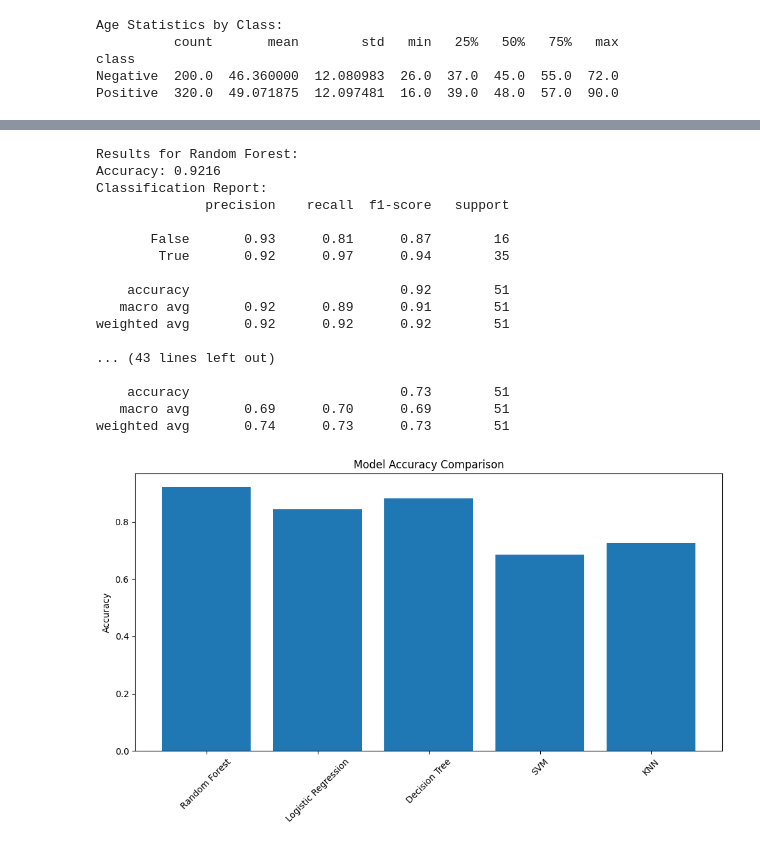
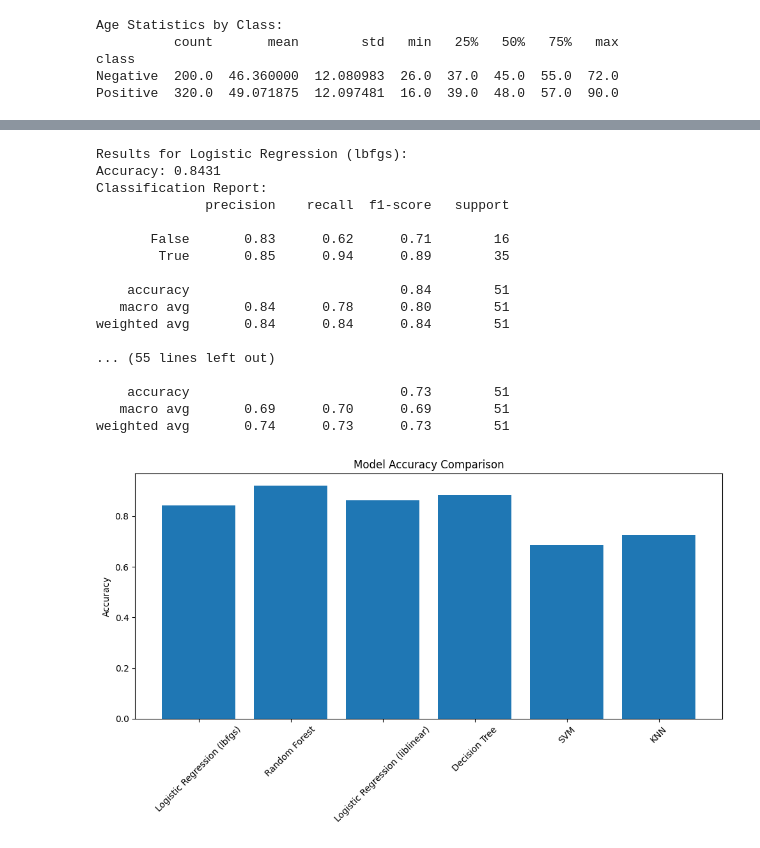
Before and after one commit to dineshram18/Capstone_Project, a Jupyter notebook: Data Wrangling.ipynb, the cells around one changed output, grey strips where cells are left out. Drawn from its saved outputs; the diff is of its cells as text; code cells hidden in the pictures.

```diff
--- a/Data Wrangling.ipynb
+++ b/Data Wrangling.ipynb
@@ -266,9 +266,14 @@ from sklearn.linear_model import LogisticRegression
 from sklearn.metrics import accuracy_score, precision_score, recall_score, f1_score
 import numpy as np
 
+# Visualize age distribution by class
+plt.figure(figsize=(10, 6))
+sns.boxplot(x='class', y='Age', data=df)
+plt.title('Age Distribution by Class')
+plt.show()
+
 # Fit logistic regression model
-sns.boxplot(x='class', y='Age', data=df)
-log_reg = LogisticRegression(random_state=42, max_iter=1000)
+log_reg = LogisticRegression(random_state=42, max_iter=3000)
 log_reg.fit(X_train, y_train)
 
 # Make predictions
@@ -333,15 +338,22 @@ from sklearn.neighbors import KNeighborsClassifier
 from sklearn.metrics import accuracy_score, classification_report, confusion_matrix
 import seaborn as sns
 import matplotlib.pyplot as plt
+from sklearn.preprocessing import StandardScaler
 
-# Initialize models
+# Scale the data
+scaler = StandardScaler()
+X_train_scaled = scaler.fit_transform(X_train)
+X_test_scaled = scaler.transform(X_test)
+
+
+# Initialize models with adjusted parameters for better convergence
 models = {
-    #'Linear Regression': LogisticRegression(random_state=42),
-    'Random Forest': RandomForestClassifier(random_state=42),
-    'Logistic Regression': LogisticRegression(random_state=42),
+    'Logistic Regression (lbfgs)': LogisticRegression(random_state=42, max_iter=5000, solver='lbfgs'),
+    'Random Forest': RandomForestClassifier(random_state=42, n_estimators=200),
+    'Logistic Regression (liblinear)': LogisticRegression(random_state=42, max_iter=5000, solver='liblinear'),
     'Decision Tree': DecisionTreeClassifier(random_state=42),
-    'SVM': SVC(random_state=42),
-    'KNN': KNeighborsClassifier()
+    'SVM': SVC(random_state=42, kernel='rbf', max_iter=5000),
+    'KNN': KNeighborsClassifier(n_neighbors=5, weights='distance')
 }
 
 # Train and evaluate models
@@ -362,39 +374,39 @@ for name, model in models.items():
         'classification_report': classification_report(y_test, y_pred),
         'confusion_matrix': confusion_matrix(y_test, y_pred)
     }
 
     print(f"\
 Results for {name}:")
     print(f"Accuracy: {accuracy:.4f}")
     print("\
 Classification Report:")
     print(results[name]['classification_report'])
 
 # Plot accuracy comparison
 plt.figure(figsize=(10, 6))
 accuracies = [results[model]['accuracy'] for model in models.keys()]
 plt.bar(models.keys(), accuracies)
 plt.title('Model Accuracy Comparison')
 plt.xticks(rotation=45)
 plt.ylabel('Accuracy')
 plt.tight_layout()
 plt.show()
 # %% [output]
-Results for Random Forest:
-Accuracy: 0.9216
+Results for Logistic Regression (lbfgs):
+Accuracy: 0.8431
 Classification Report:
               precision    recall  f1-score   support
 
-       False       0.93      0.81      0.87        16
-        True       0.92      0.97      0.94        35
+       False       0.83      0.62      0.71        16
+        True       0.85      0.94      0.89        35
 
-    accuracy                           0.92        51
-   macro avg       0.92      0.89      0.91        51
-weighted avg       0.92      0.92      0.92        51
+    accuracy                           0.84        51
+   macro avg       0.84      0.78      0.80        51
+weighted avg       0.84      0.84      0.84        51
 
-... (43 lines left out)
+... (55 lines left out)
 
     accuracy                           0.73        51
    macro avg       0.69      0.70      0.69        51
 weighted avg       0.74      0.73      0.73        51
-[figure, old version]
+[figure, new version]
```
Also changed, not shown: parts of 3 cells of this notebook.
